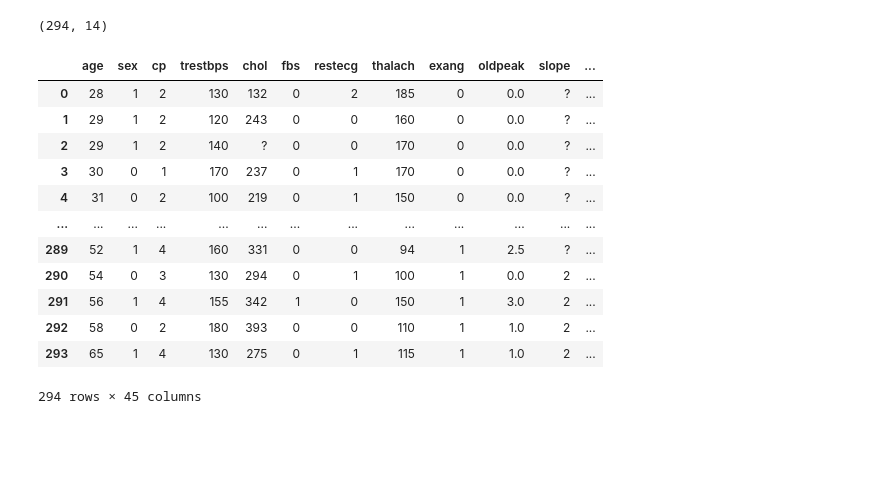
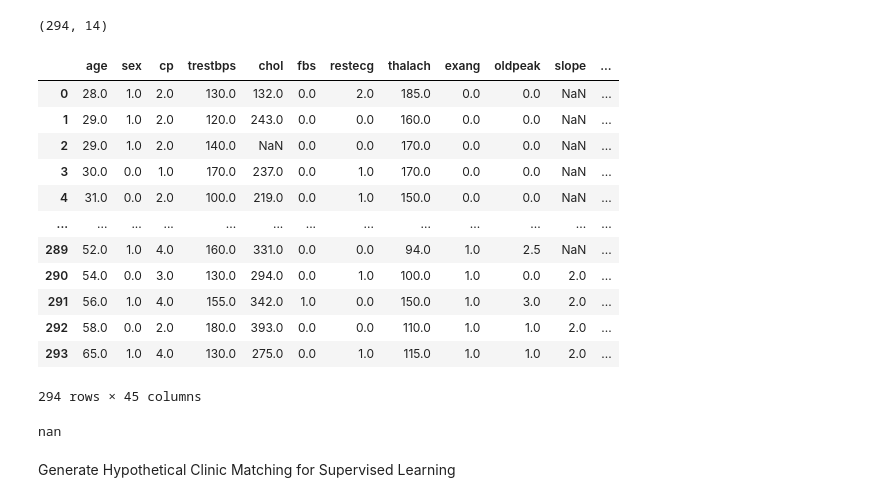
Before and after one commit to wtingda/Berkshire-Health-Patient-Matching, a Jupyter notebook: DataSampler.ipynb, the cells around one changed output. Saved outputs shown, nothing was run; the diff lists cells and outputs as text; code cells hidden in the pictures; blank space fills up the shorter version.

```diff
--- a/DataSampler.ipynb
+++ b/DataSampler.ipynb
@@ -74,10 +74,17 @@ def generate_patients(clinics = clinics, file=FILENAME, max_x=MAP_DIM[0],
     saveto: output csv filename
     '''
     data = pd.read_csv(file)
+
+    # remove '?'
+    data = data.replace("?", np.nan).astype(float)
+
     num_patients = data.shape[0]
 
-    x = len(clinics) if compute_dists else 2
-    dist= {i:[] for i in range(x)}
+    # compute dist for each clinic or just use (x,y)
+    added_cols = len(clinics) if compute_dists else 2
+
+    # dict with key representing columns in pd.df
+    dist= {i:[] for i in range(added_cols)}
 
     for _ in range(num_patients):
         x = random.randint(0, max_x - 1)
@@ -100,19 +107,27 @@ def generate_patients(clinics = clinics, file=FILENAME, max_x=MAP_DIM[0],
         concacted.to_csv(saveto)
 
     return concacted if concact else (data, dist)
-# %%
-generate_patients()
-# %% [output]
-|  | age | sex | cp | trestbps | chol | fbs | restecg | thalach | exang | oldpeak | slope | ... |
-| 0 | 28 | 1 | 2 | 130 | 132 | 0 | 2 | 185 | 0 | 0.0 | ? | ... |
-| 1 | 29 | 1 | 2 | 120 | 243 | 0 | 0 | 160 | 0 | 0.0 | ? | ... |
-| 2 | 29 | 1 | 2 | 140 | ? | 0 | 0 | 170 | 0 | 0.0 | ? | ... |
-| 3 | 30 | 0 | 1 | 170 | 237 | 0 | 1 | 170 | 0 | 0.0 | ? | ... |
-| 4 | 31 | 0 | 2 | 100 | 219 | 0 | 1 | 150 | 0 | 0.0 | ? | ... |
-| ... | ... | ... | ... | ... | ... | ... | ... | ... | ... | ... | ... | ... |
-| 289 | 52 | 1 | 4 | 160 | 331 | 0 | 0 | 94 | 1 | 2.5 | ? | ... |
-| 290 | 54 | 0 | 3 | 130 | 294 | 0 | 1 | 100 | 1 | 0.0 | 2 | ... |
-| 291 | 56 | 1 | 4 | 155 | 342 | 1 | 0 | 150 | 1 | 3.0 | 2 | ... |
-| 292 | 58 | 0 | 2 | 180 | 393 | 0 | 0 | 110 | 1 | 1.0 | 2 | ... |
-| 293 | 65 | 1 | 4 | 130 | 275 | 0 | 1 | 115 | 1 | 1.0 | 2 | ... |
-294 rows × 45 columns
+# %%
+patients=generate_patients()
+# %%
+patients
+# %% [output]
+|  | age | sex | cp | trestbps | chol | fbs | restecg | thalach | exang | oldpeak | slope | ... |
+| 0 | 28.0 | 1.0 | 2.0 | 130.0 | 132.0 | 0.0 | 2.0 | 185.0 | 0.0 | 0.0 | NaN | ... |
+| 1 | 29.0 | 1.0 | 2.0 | 120.0 | 243.0 | 0.0 | 0.0 | 160.0 | 0.0 | 0.0 | NaN | ... |
+| 2 | 29.0 | 1.0 | 2.0 | 140.0 | NaN | 0.0 | 0.0 | 170.0 | 0.0 | 0.0 | NaN | ... |
+| 3 | 30.0 | 0.0 | 1.0 | 170.0 | 237.0 | 0.0 | 1.0 | 170.0 | 0.0 | 0.0 | NaN | ... |
+| 4 | 31.0 | 0.0 | 2.0 | 100.0 | 219.0 | 0.0 | 1.0 | 150.0 | 0.0 | 0.0 | NaN | ... |
+| ... | ... | ... | ... | ... | ... | ... | ... | ... | ... | ... | ... | ... |
+| 289 | 52.0 | 1.0 | 4.0 | 160.0 | 331.0 | 0.0 | 0.0 | 94.0 | 1.0 | 2.5 | NaN | ... |
+| 290 | 54.0 | 0.0 | 3.0 | 130.0 | 294.0 | 0.0 | 1.0 | 100.0 | 1.0 | 0.0 | 2.0 | ... |
+| 291 | 56.0 | 1.0 | 4.0 | 155.0 | 342.0 | 1.0 | 0.0 | 150.0 | 1.0 | 3.0 | 2.0 | ... |
+| 292 | 58.0 | 0.0 | 2.0 | 180.0 | 393.0 | 0.0 | 0.0 | 110.0 | 1.0 | 1.0 | 2.0 | ... |
+| 293 | 65.0 | 1.0 | 4.0 | 130.0 | 275.0 | 0.0 | 1.0 | 115.0 | 1.0 | 1.0 | 2.0 | ... |
+294 rows × 45 columns
+# %%
+patients.iloc[0]['slope']
+# %% [output]
+nan
+# %% [markdown]
+Generate Hypothetical Clinic Matching for Supervised Learning
```
Also changed, not shown: parts of 2 cells of this notebook.
